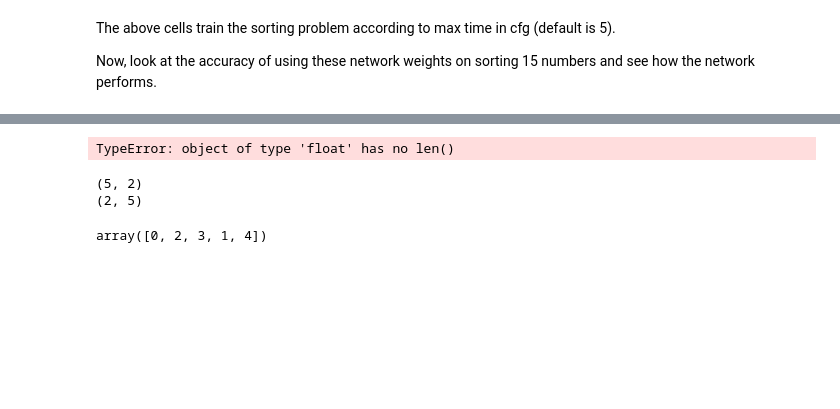
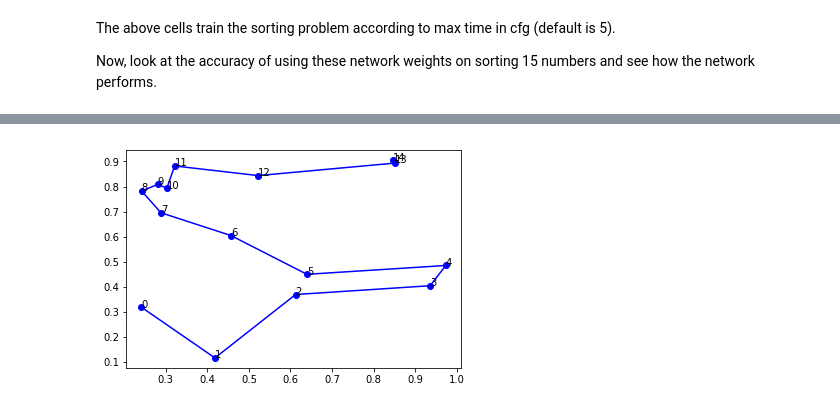
Before and after one commit to borislo-git/CNNPtrNet, a Jupyter notebook: CNN Pointer Net.ipynb, the cells around one changed output, grey strips where cells are left out. Saved outputs shown, nothing was run; the diff lists cells and outputs as text; code cells hidden in the pictures; blank space fills up the shorter version.

```diff
--- a/CNN Pointer Net.ipynb
+++ b/CNN Pointer Net.ipynb
@@ -28,7 +29,7 @@ losses = []
 
 # train on numBatches batches of 100 samples each
 saver = tf.train.Saver()
-numBatches = 1000
+numBatches = 3000
 with tf.Session() as sess:
     # initialize variables
     sess.run(tf.global_variables_initializer())
@@ -89,7 +97,6 @@ The above cells train the sorting problem according to max time in cfg (default
 Now, look at the accuracy of using these network weights on sorting 15 numbers and see how the network performs.
 # %%
 tf.reset_default_graph()
-problem = src.TSPProblem()
 network = src.PointerNetwork('cfg')
 network.maxTimeSteps = 15
 network.batchSize = 100
@@ -110,13 +109,23 @@ trainingParams['numCities'] = network.maxTimeSteps
 
 saver = tf.train.Saver()
 with tf.Session() as sess:
-    # load graph
-    saver.restore(sess, tf.train.latest_checkpoint('checkpoints/'))
+    # initialize variables
+    sess.run(tf.global_variables_initializer())
 
     # generate a test batch and output its accuracy and also a sample
     newInputs = problem.makeBatch(trainingParams)
+
+    # random parameters to compare
     output = sess.run(network.decoderOutputs, feed_dict={network.train: False,
                                                          network.rawInputs: newInputs})
+
+
+    print(problem.accuracy(solution=np.array(output).T, batchArray=newInputs))
+
+    # load graph
+    saver.restore(sess, tf.train.latest_checkpoint('checkpoints/'))
+    output = sess.run(network.decoderOutputs, feed_dict={network.train: False,
+                                                     network.rawInputs: newInputs})
     print(newInputs[0, :, :].T)
     print(newInputs[0, :, :][np.array(output).T[0]].T)
     print(problem.accuracy(solution=np.array(output).T, batchArray=newInputs))
@@ -149,14 +148,13 @@ sol = problem.getSolution(inp)
-# %%
-problem.accuracy(solution=np.array(output).T, batchArray=newInputs)
-# %% [output]
-TypeError: object of type 'float' has no len()
-# %%
-            print(newInputs[0, :, :].shape)
-            print(newInputs[0, :, :][np.array(output).T[0]].T.shape)
-# %% [output]
-(5, 2)
-(2, 5)
-# %%
-np.array(output).T[0]
-# %% [output]
-array([0, 2, 3, 1, 4])
+# %%
+path = 2
+x = newInputs[path, :, :][np.array(output).T[path]][:,0]
+y = newInputs[path, :, :][np.array(output).T[path]][:,1]
+
+plt.plot(x,y,
+         linestyle='-', marker='o', color='b')
+
+for i in range(network.maxTimeSteps):
+    plt.annotate(i, (x[i],y[i]))
+plt.show()
+# %% [output]
+[figure, added]
```
Also changed, not shown: parts of 10 cells of this notebook, 3 other files.
